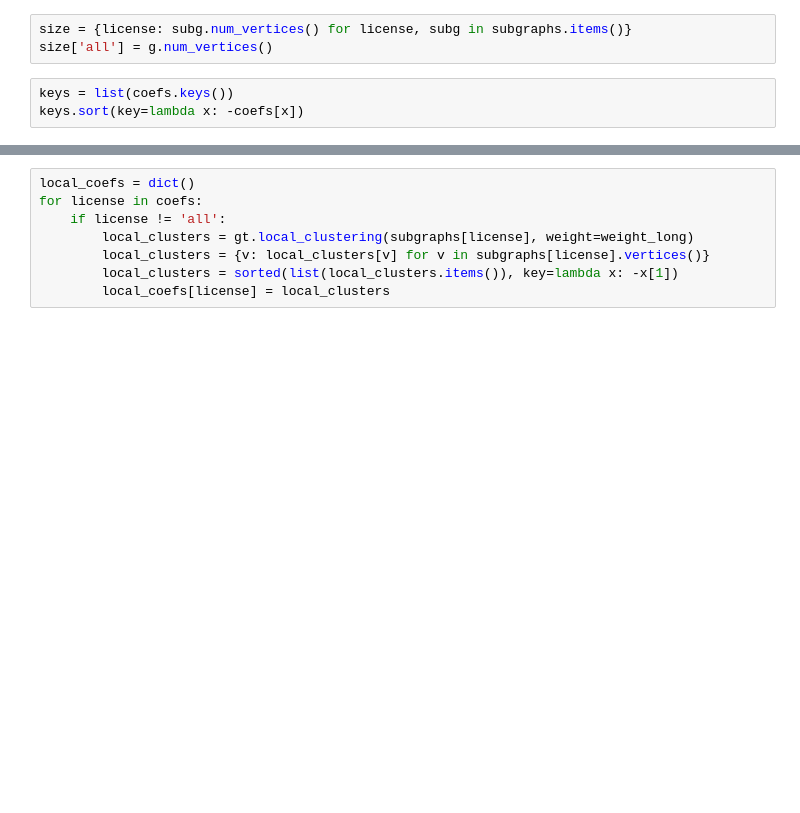
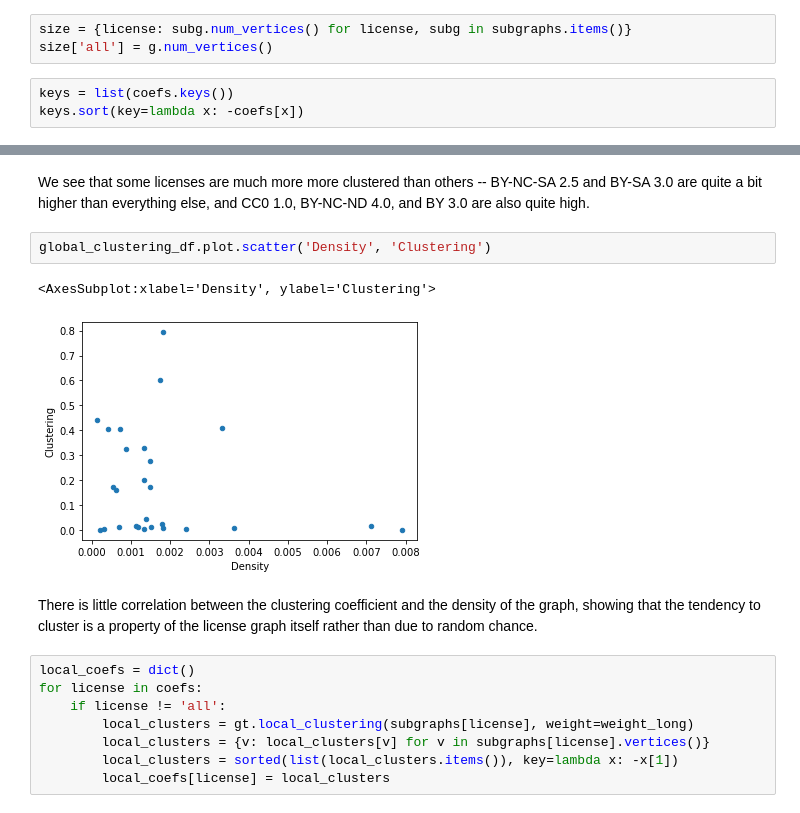
Before and after one commit to creativecommons/data-science-playground, a Jupyter notebook: linked_commons_graph_analysis/clustering.ipynb, the cells around one changed output, grey strips where cells are left out. Cells and saved outputs as stored; diff of their text form; blank space fills up the shorter version.

```diff
--- a/linked_commons_graph_analysis/clustering.ipynb
+++ b/linked_commons_graph_analysis/clustering.ipynb
@@ -69,3 +78,12 @@ display(global_clustering_df)
+# %% [markdown]
+We see that some licenses are much more more clustered than others -- BY-NC-SA 2.5 and BY-SA 3.0 are quite a bit higher than everything else, and CC0 1.0, BY-NC-ND 4.0, and BY 3.0 are also quite high.
+# %%
+global_clustering_df.plot.scatter('Density', 'Clustering')
+# %% [output]
+<AxesSubplot:xlabel='Density', ylabel='Clustering'>
+[figure, added]
+# %% [markdown]
+There is little correlation between the clustering coefficient and the density of the graph, showing that the tendency to cluster is a property of the license graph itself rather than due to random chance.
 # %%
 local_coefs = dict()
 for license in coefs:
```
Also changed, not shown: parts of 3 cells of this notebook.
